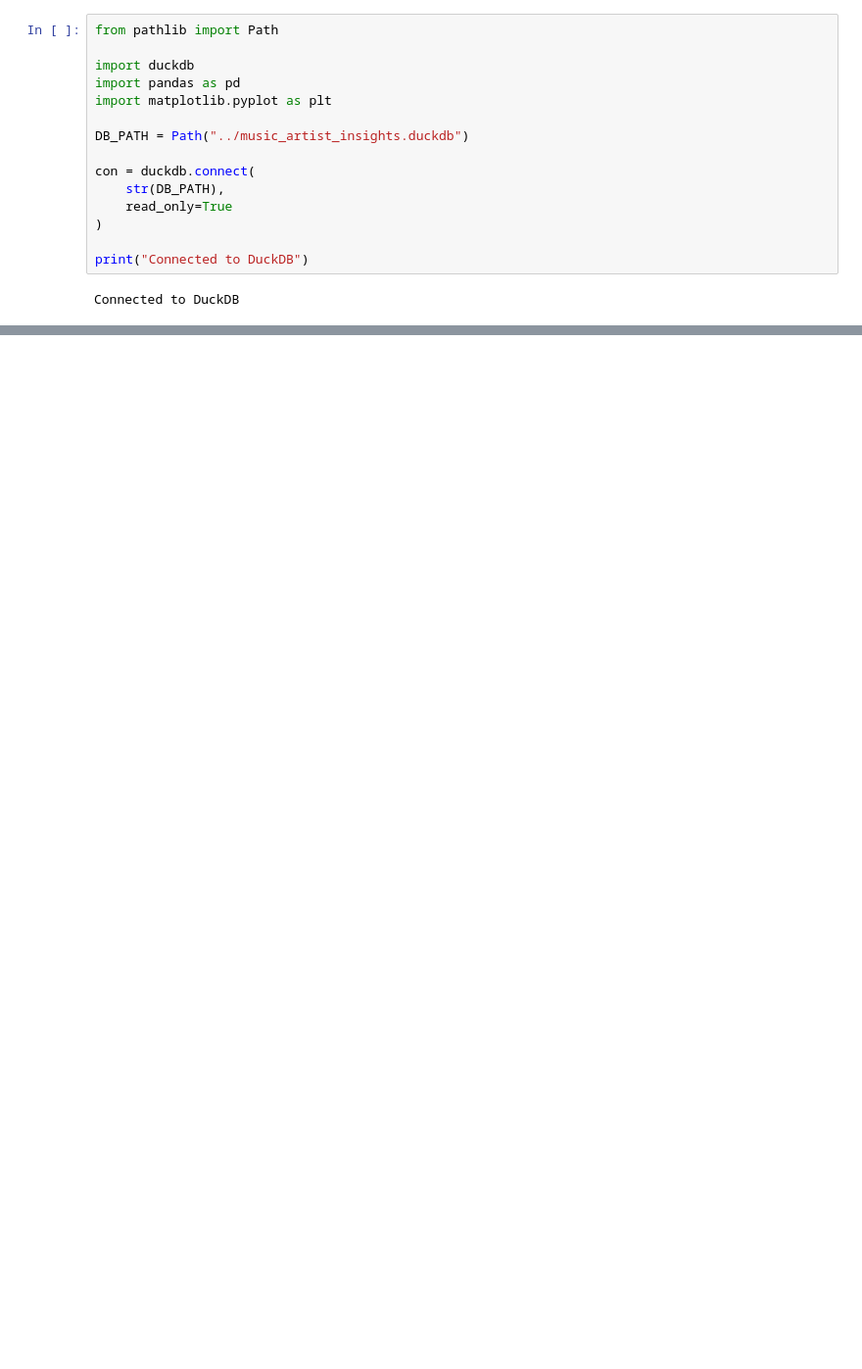
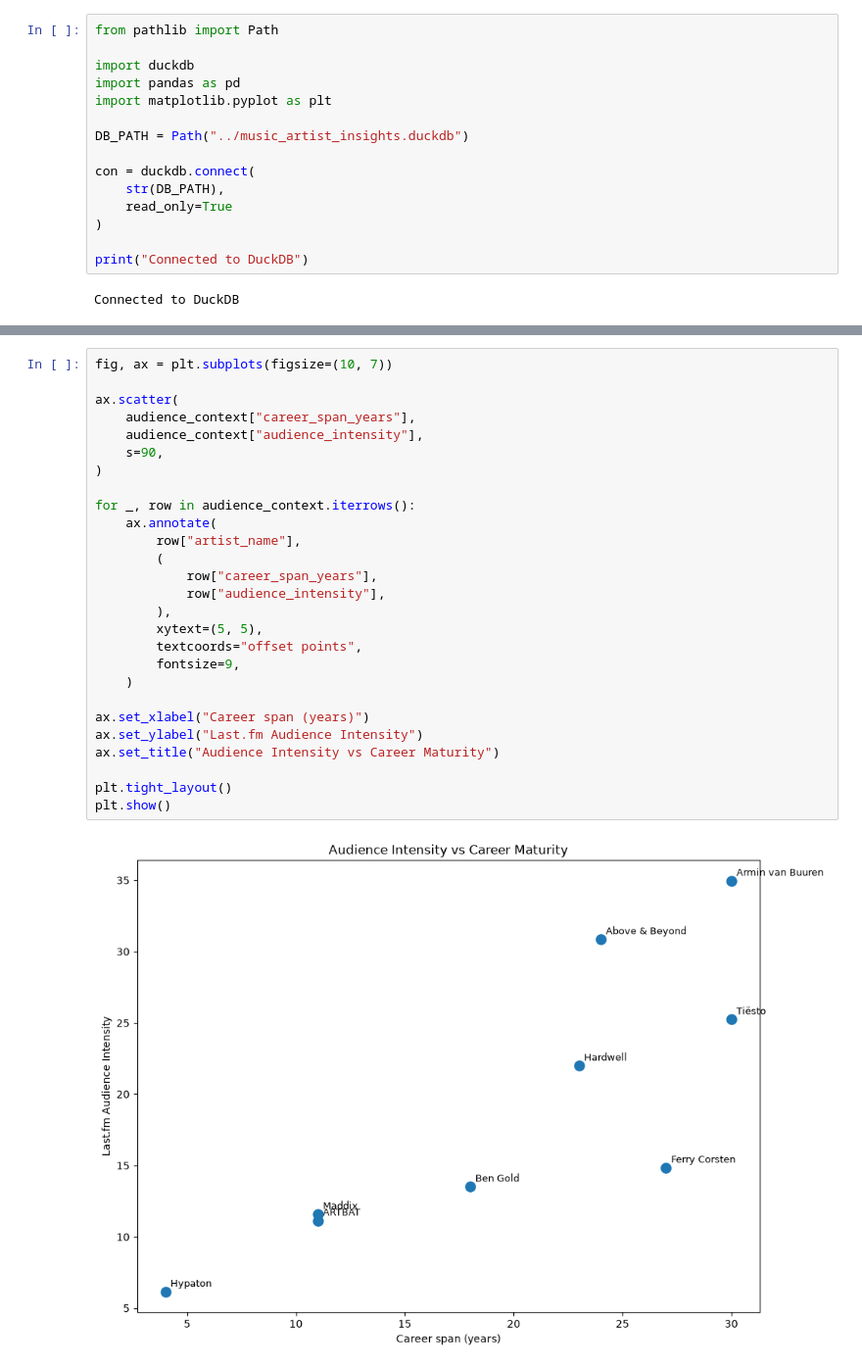
Before and after one commit to fyzctm/music-artist-insights, a Jupyter notebook: notebooks/02_artist_context_analysis.ipynb, the cells around one changed output, grey strips where cells are left out. Shown at 98% size. Saved outputs shown, nothing was run; the diff lists cells and outputs as text; blank space fills up the shorter version.

```diff
--- a/notebooks/02_artist_context_analysis.ipynb
+++ b/notebooks/02_artist_context_analysis.ipynb
@@ -341,0 +1171,29 @@ latest_audience
+# %%
+fig, ax = plt.subplots(figsize=(10, 7))
+
+ax.scatter(
+    audience_context["career_span_years"],
+    audience_context["audience_intensity"],
+    s=90,
+)
+
+for _, row in audience_context.iterrows():
+    ax.annotate(
+        row["artist_name"],
+        (
+            row["career_span_years"],
+            row["audience_intensity"],
+        ),
+        xytext=(5, 5),
+        textcoords="offset points",
+        fontsize=9,
+    )
+
+ax.set_xlabel("Career span (years)")
+ax.set_ylabel("Last.fm Audience Intensity")
+ax.set_title("Audience Intensity vs Career Maturity")
+
+plt.tight_layout()
+plt.show()
+# %% [output]
+[figure, added]
```
Also changed, not shown: parts of 95 cells of this notebook, 15 other files.
